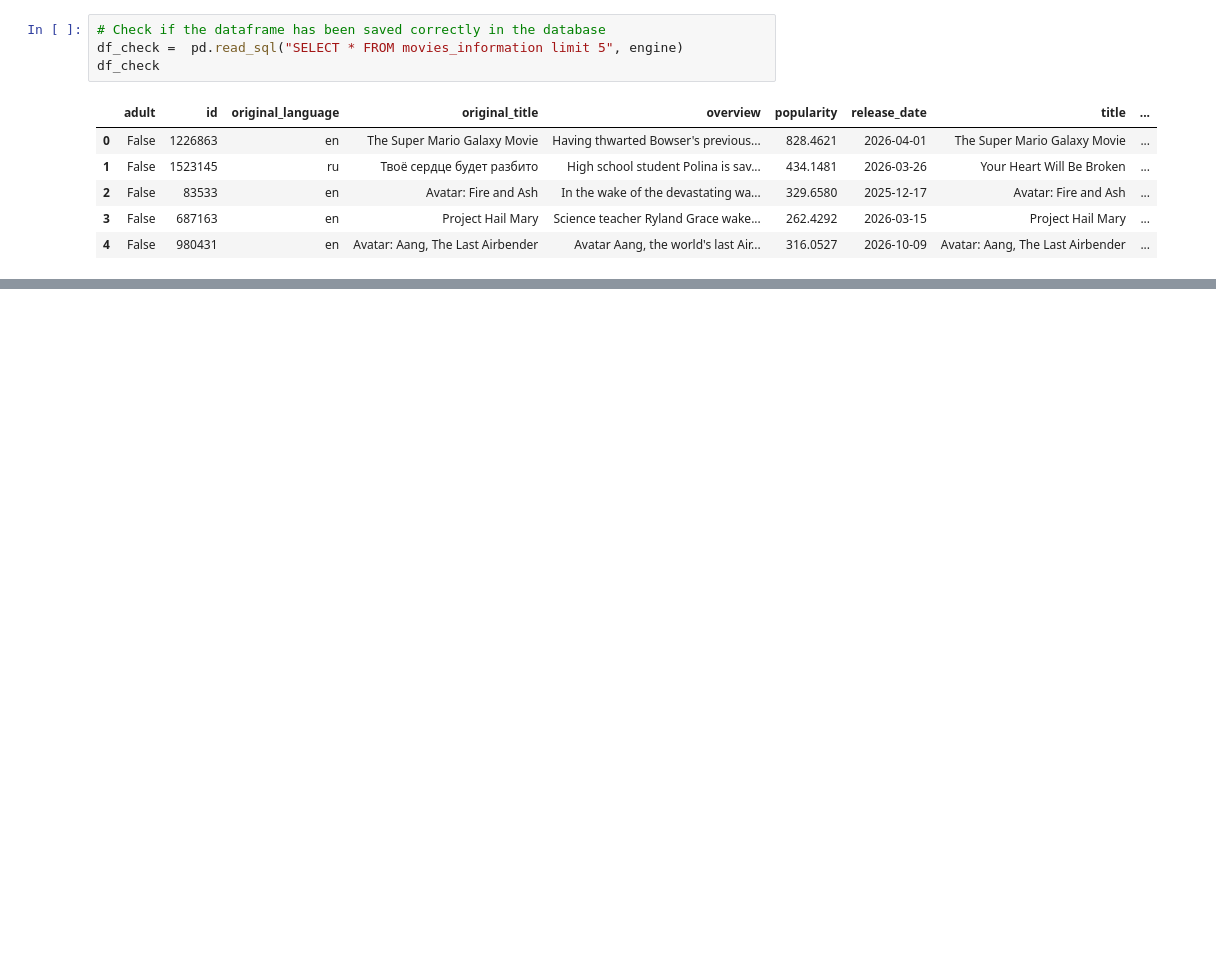
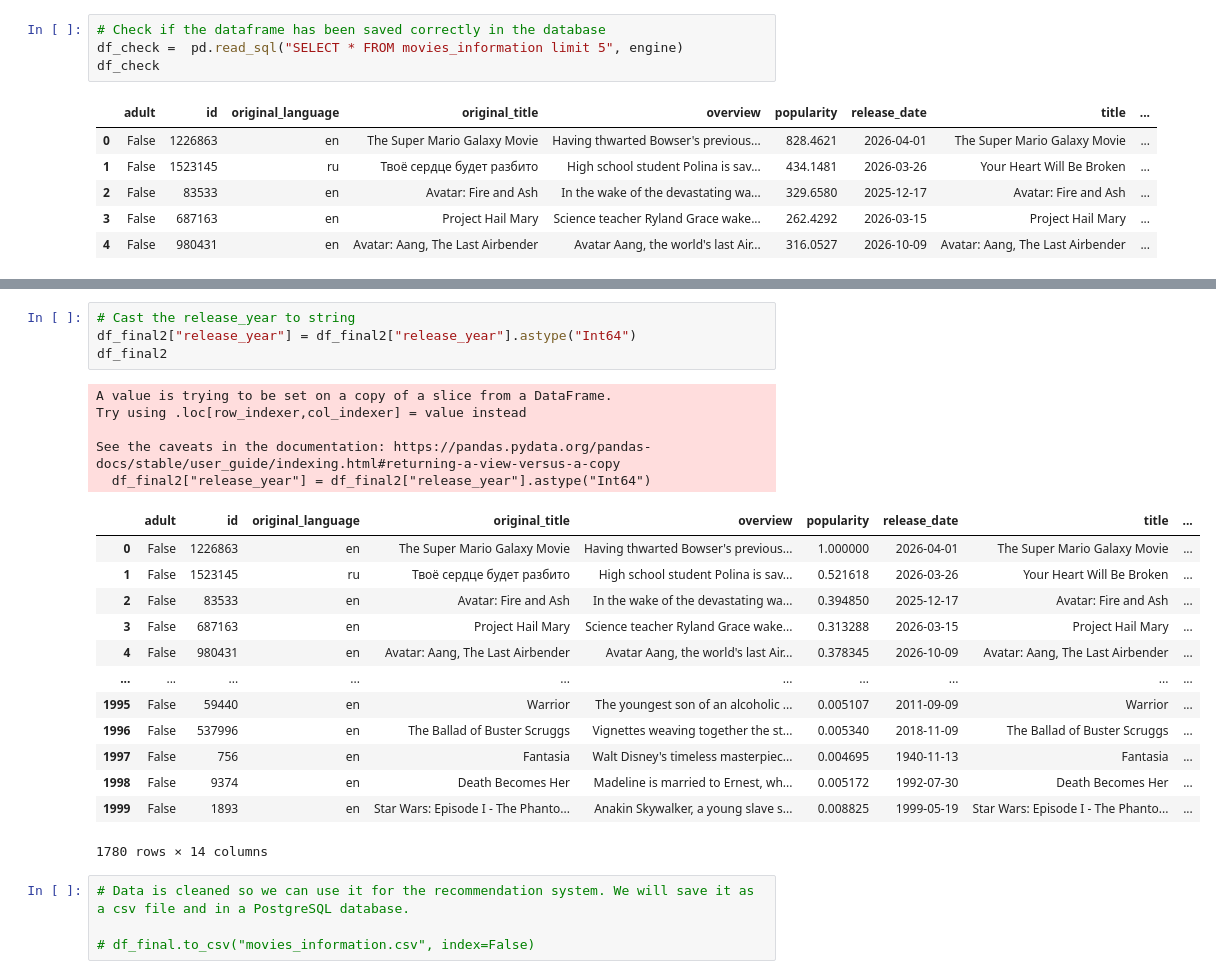
Before and after one commit to marcosrequenagut/ai-movie-recommendation-system, a Jupyter notebook: data_procesing/ingest_movies.ipynb, the cells around one changed output, grey strips where cells are left out. Saved outputs shown, nothing was run; the diff lists cells and outputs as text; blank space fills up the shorter version.

```diff
--- a/data_procesing/ingest_movies.ipynb
+++ b/data_procesing/ingest_movies.ipynb
@@ -331,0 +410,27 @@ df_check
+# %%
+# Cast the release_year to string
+df_final2["release_year"] = df_final2["release_year"].astype("Int64")
+df_final2
+# %% [output]
+A value is trying to be set on a copy of a slice from a DataFrame.
+Try using .loc[row_indexer,col_indexer] = value instead
+
+See the caveats in the documentation: https://pandas.pydata.org/pandas-docs/stable/user_guide/indexing.html#returning-a-view-versus-a-copy
+  df_final2["release_year"] = df_final2["release_year"].astype("Int64")
+|  | adult | id | original_language | original_title | overview | popularity | release_date | title | ... |
+| 0 | False | 1226863 | en | The Super Mario Galaxy Movie | Having thwarted Bowser's previous... | 1.000000 | 2026-04-01 | The Super Mario Galaxy Movie | ... |
+| 1 | False | 1523145 | ru | Твоё сердце будет разбито | High school student Polina is sav... | 0.521618 | 2026-03-26 | Your Heart Will Be Broken | ... |
+| 2 | False | 83533 | en | Avatar: Fire and Ash | In the wake of the devastating wa... | 0.394850 | 2025-12-17 | Avatar: Fire and Ash | ... |
+| 3 | False | 687163 | en | Project Hail Mary | Science teacher Ryland Grace wake... | 0.313288 | 2026-03-15 | Project Hail Mary | ... |
+| 4 | False | 980431 | en | Avatar: Aang, The Last Airbender | Avatar Aang, the world's last Air... | 0.378345 | 2026-10-09 | Avatar: Aang, The Last Airbender | ... |
+| ... | ... | ... | ... | ... | ... | ... | ... | ... | ... |
+| 1995 | False | 59440 | en | Warrior | The youngest son of an alcoholic ... | 0.005107 | 2011-09-09 | Warrior | ... |
+| 1996 | False | 537996 | en | The Ballad of Buster Scruggs | Vignettes weaving together the st... | 0.005340 | 2018-11-09 | The Ballad of Buster Scruggs | ... |
+| 1997 | False | 756 | en | Fantasia | Walt Disney's timeless masterpiec... | 0.004695 | 1940-11-13 | Fantasia | ... |
+| 1998 | False | 9374 | en | Death Becomes Her | Madeline is married to Ernest, wh... | 0.005172 | 1992-07-30 | Death Becomes Her | ... |
+| 1999 | False | 1893 | en | Star Wars: Episode I - The Phanto... | Anakin Skywalker, a young slave s... | 0.008825 | 1999-05-19 | Star Wars: Episode I - The Phanto... | ... |
+1780 rows × 14 columns
+# %%
+# Data is cleaned so we can use it for the recommendation system. We will save it as a csv file and in a PostgreSQL database.
+
+# df_final.to_csv("movies_information.csv", index=False)
```
Also changed, not shown: parts of 16 cells of this notebook.
